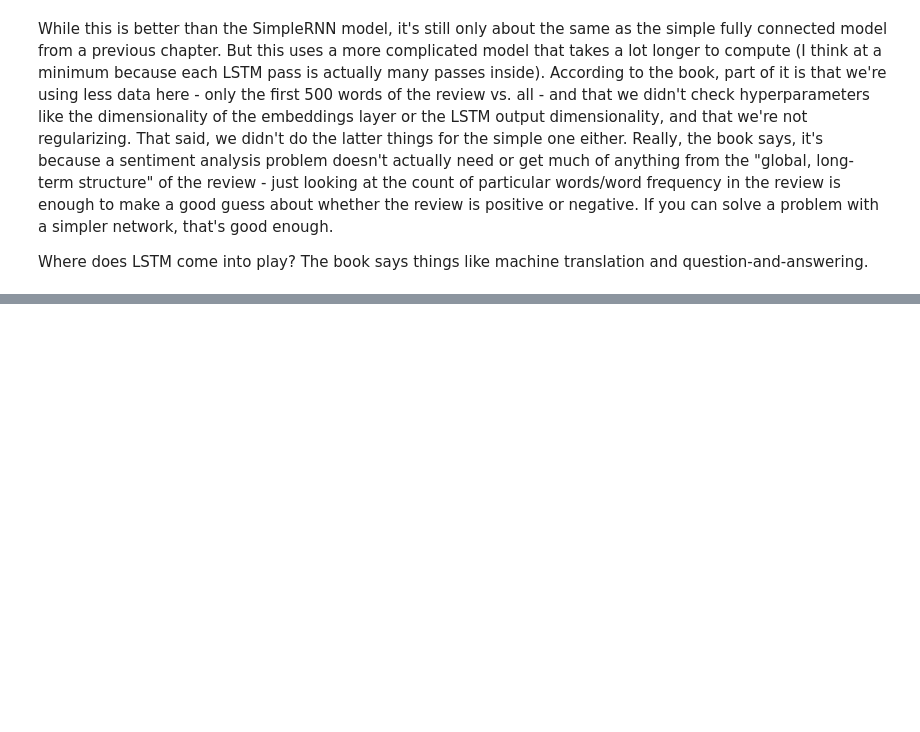
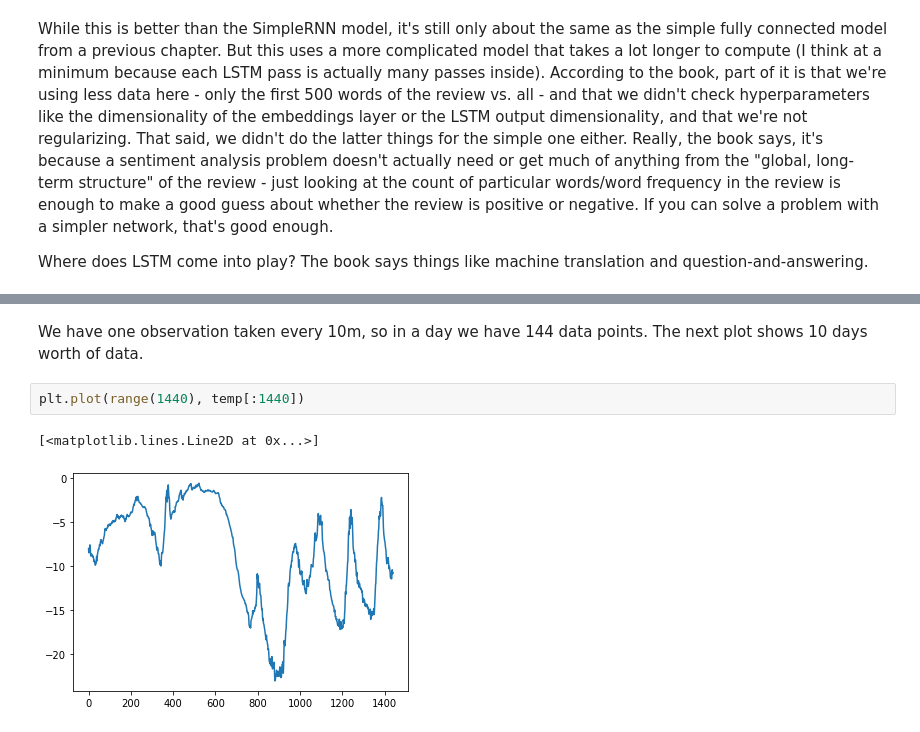
Before and after one commit to aenfield/DeepLearningWithPython, a Jupyter notebook: TextAndSequences.ipynb, the cells around one changed output, grey strips where cells are left out. Saved outputs shown, nothing was run; the diff lists cells and outputs as text; blank space fills up the shorter version.

```diff
--- a/TextAndSequences.ipynb
+++ b/TextAndSequences.ipynb
@@ -597,0 +637,7 @@ Where does LSTM come into play? The book says things like machine translation an
+# %% [markdown]
+We have one observation taken every 10m, so in a day we have 144 data points. The next plot shows 10 days worth of data.
+# %%
+plt.plot(range(1440), temp[:1440])
+# %% [output]
+[<matplotlib.lines.Line2D at 0x...>]
+[figure, added]
```
Also changed, not shown: parts of 4 cells of this notebook.
